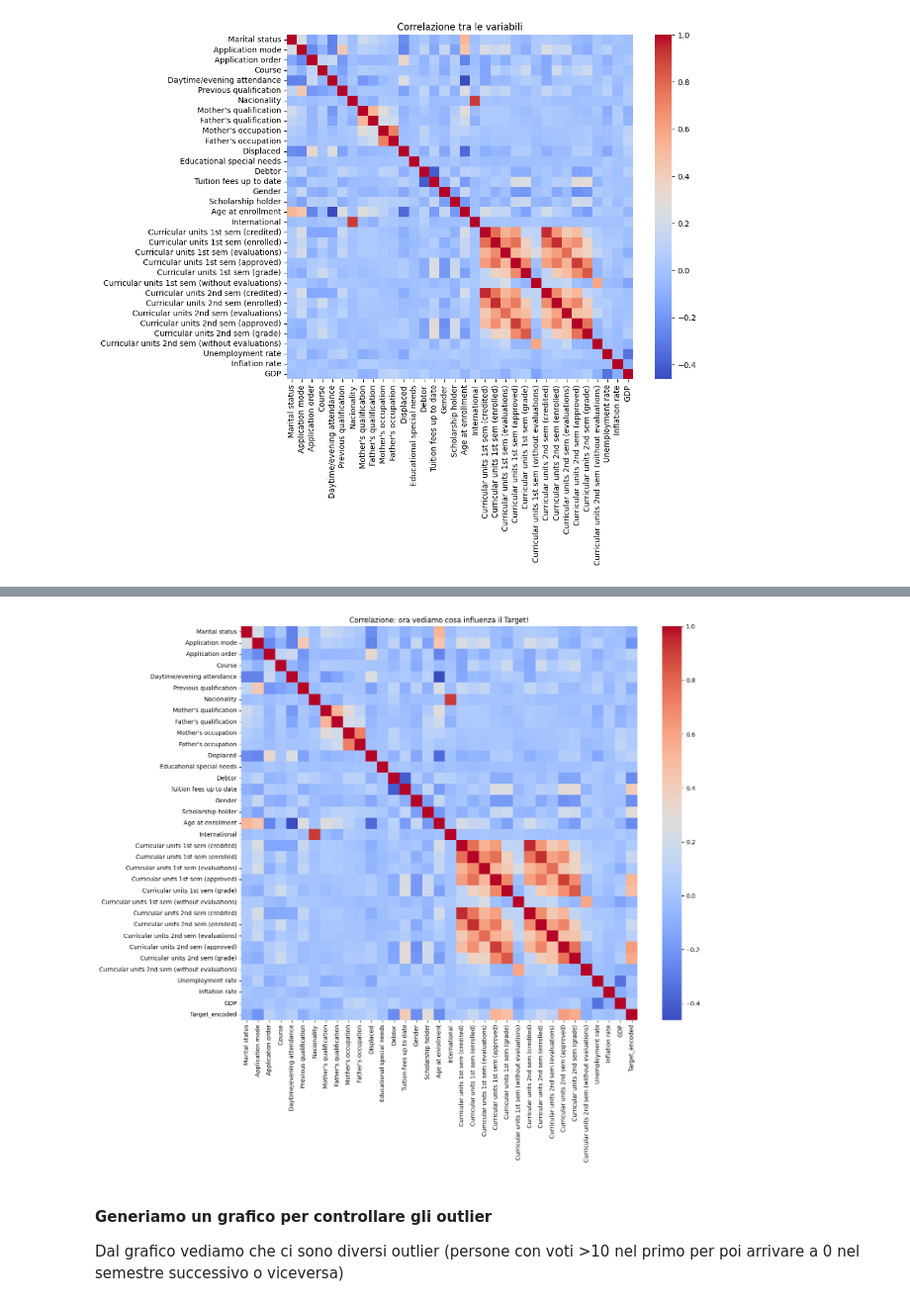
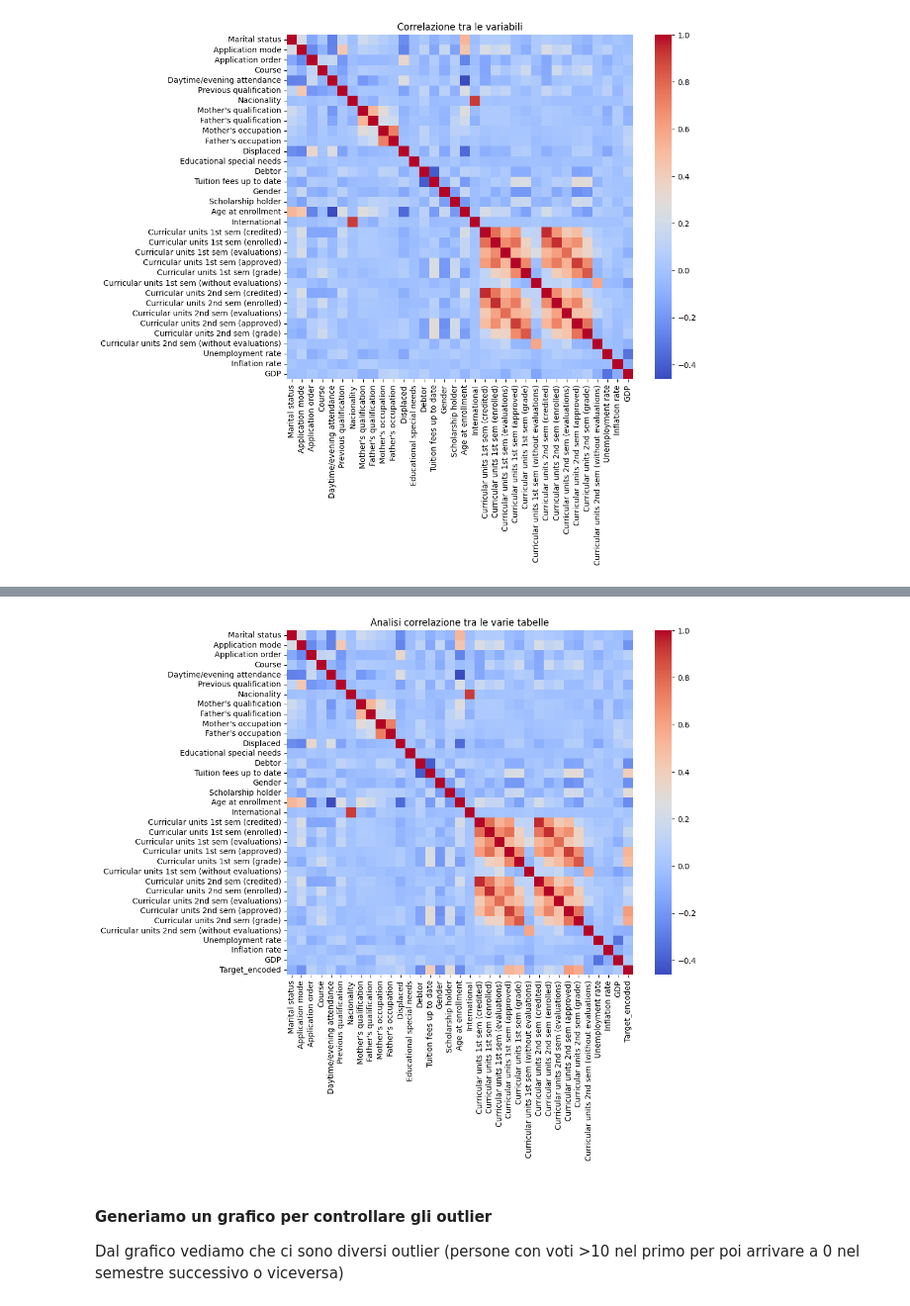
Before and after one commit to Bale03/Predict-Students-Dropout-and-Academic-Success, a Jupyter notebook: data_analysis.ipynb, the cells around one changed output, grey strips where cells are left out. Shown at 99% size. Saved outputs shown, nothing was run; the diff lists cells and outputs as text; code cells hidden in the pictures.

```diff
--- a/data_analysis.ipynb
+++ b/data_analysis.ipynb
@@ -89,15 +92,15 @@ plt.show()
 # %%
 # Creiamo una copia temporanea e mappiamo il target in numeri
 temp_df = df.copy()
 temp_df['Target_encoded'] = temp_df['Target'].map({'Dropout': 0, 'Enrolled': 1, 'Graduate': 2})
 
 # Ricalcoliamo la Heatmap includendo il Target_encoded
 plt.figure(figsize=(10, 8))
 sns.heatmap(temp_df.corr(numeric_only=True), cmap='coolwarm', annot=False)
-plt.title("Correlazione: ora vediamo cosa influenza il Target!")
+plt.title("Analisi correlazione tra le varie tabelle")
 plt.show()
 # %% [output]
-[figure, old version]
+[figure, new version]
 # %% [markdown]
 #### Generiamo un grafico per controllare gli outlier
 Dal grafico vediamo che ci sono diversi outlier (persone con voti >10 nel primo per poi arrivare a 0 nel semestre successivo o viceversa)
```
Also changed, not shown: parts of 6 cells of this notebook, 1 other file.
